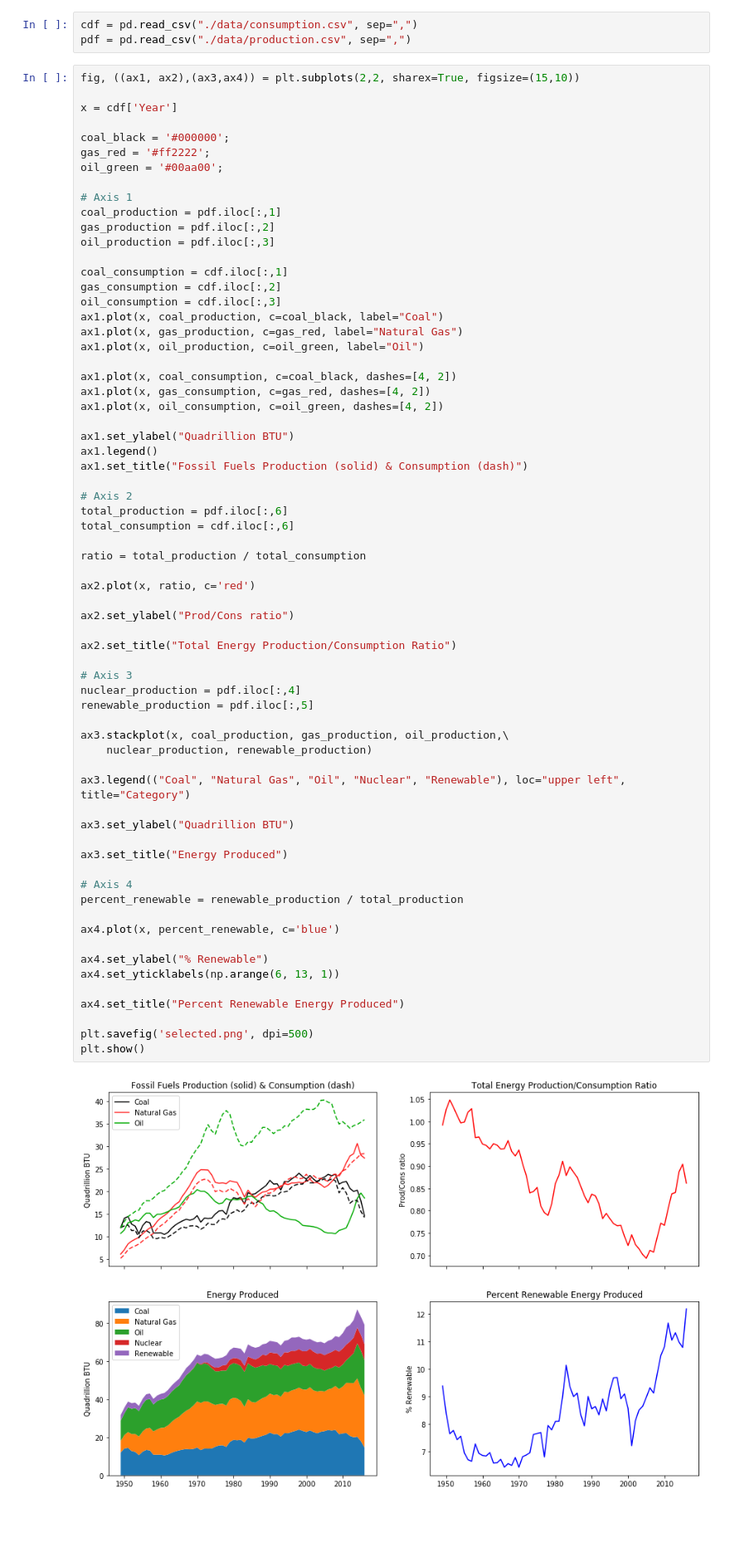
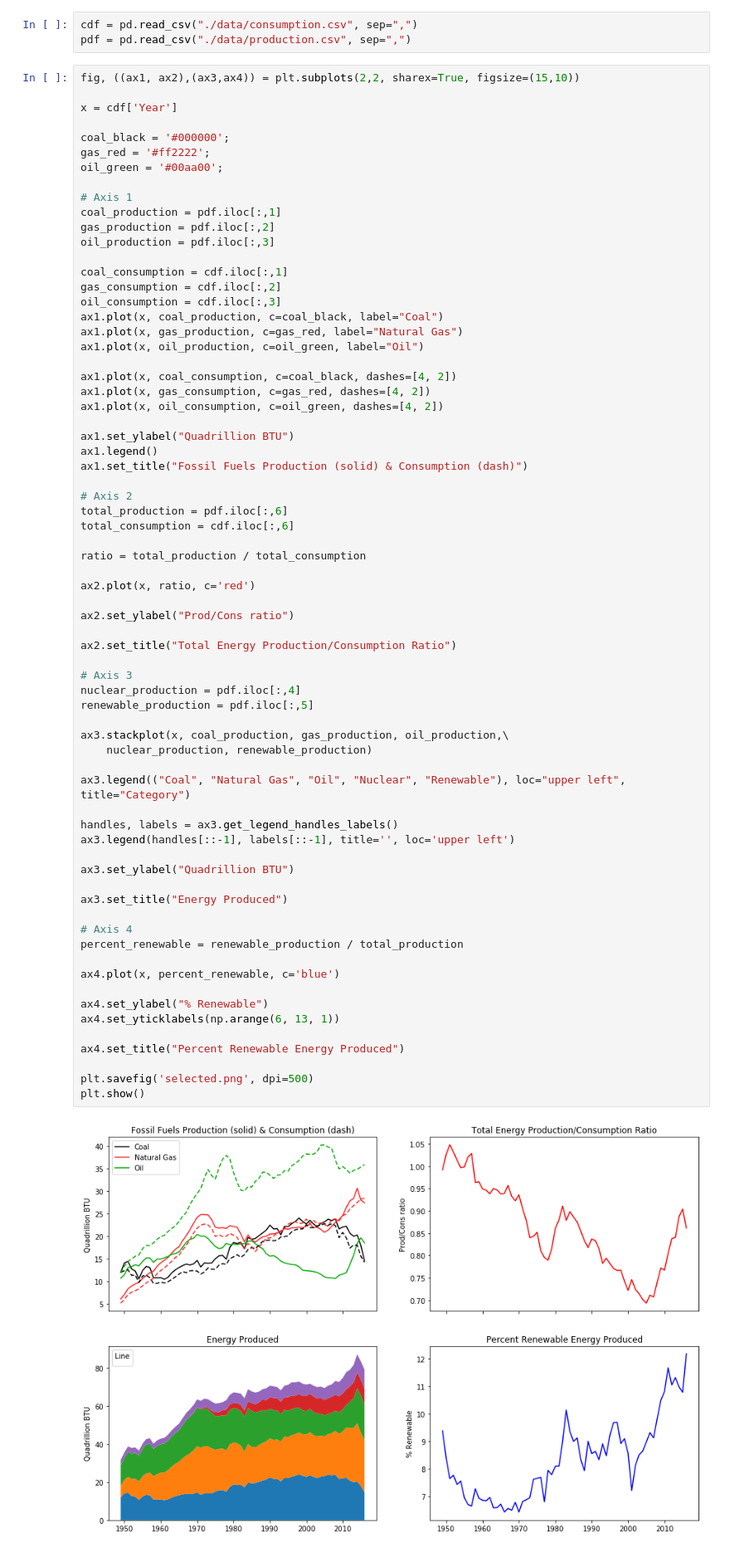
Before and after one commit to Dolphindalt/DataVis, a Jupyter notebook: DataVisHW2.ipynb, the cells around one changed output. Shown: that part at 83% size. Saved outputs shown, nothing was run; the diff lists cells and outputs as text; blank space fills up the shorter version.

Commit message:
Flip a legend.

```diff
--- a/DataVisHW2.ipynb
+++ b/DataVisHW2.ipynb
@@ -45,31 +45,34 @@ ax2.plot(x, ratio, c='red')
 ax2.set_ylabel("Prod/Cons ratio")
 
 ax2.set_title("Total Energy Production/Consumption Ratio")
 
 # Axis 3
 nuclear_production = pdf.iloc[:,4]
 renewable_production = pdf.iloc[:,5]
 
 ax3.stackplot(x, coal_production, gas_production, oil_production,\
     nuclear_production, renewable_production)
 
 ax3.legend(("Coal", "Natural Gas", "Oil", "Nuclear", "Renewable"), loc="upper left", title="Category")
 
+handles, labels = ax3.get_legend_handles_labels()
+ax3.legend(handles[::-1], labels[::-1], title='', loc='upper left')
+
 ax3.set_ylabel("Quadrillion BTU")
 
 ax3.set_title("Energy Produced")
 
 # Axis 4
 percent_renewable = renewable_production / total_production
 
 ax4.plot(x, percent_renewable, c='blue')
 
 ax4.set_ylabel("% Renewable")
 ax4.set_yticklabels(np.arange(6, 13, 1))
 
 ax4.set_title("Percent Renewable Energy Produced")
 
 plt.savefig('selected.png', dpi=500)
 plt.show()
 # %% [output]
-[figure, old version]
+[figure, new version]
```
Also changed, not shown: 1 other file.
